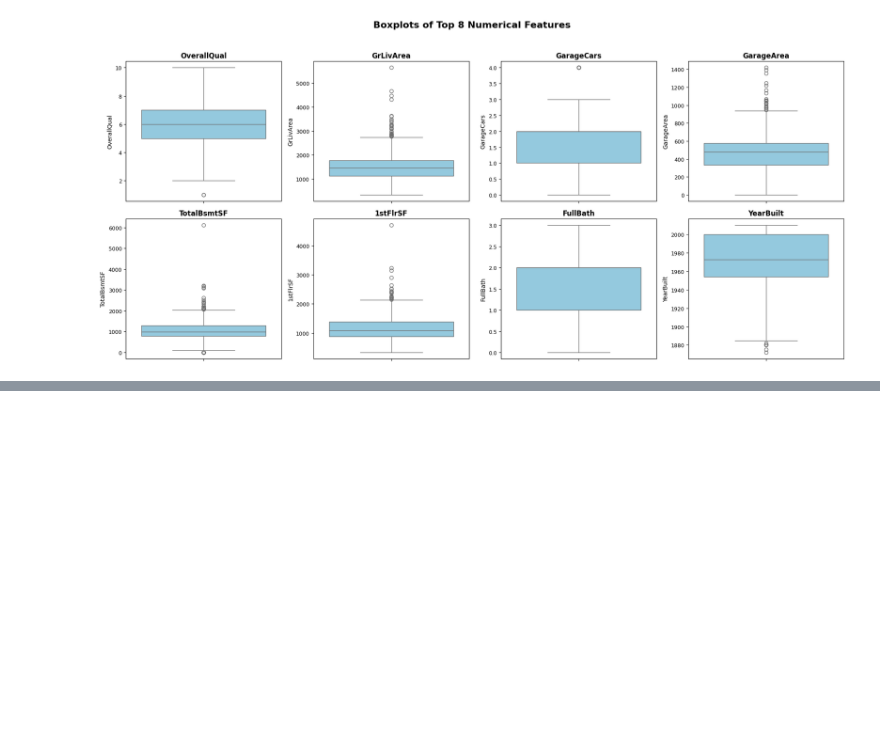
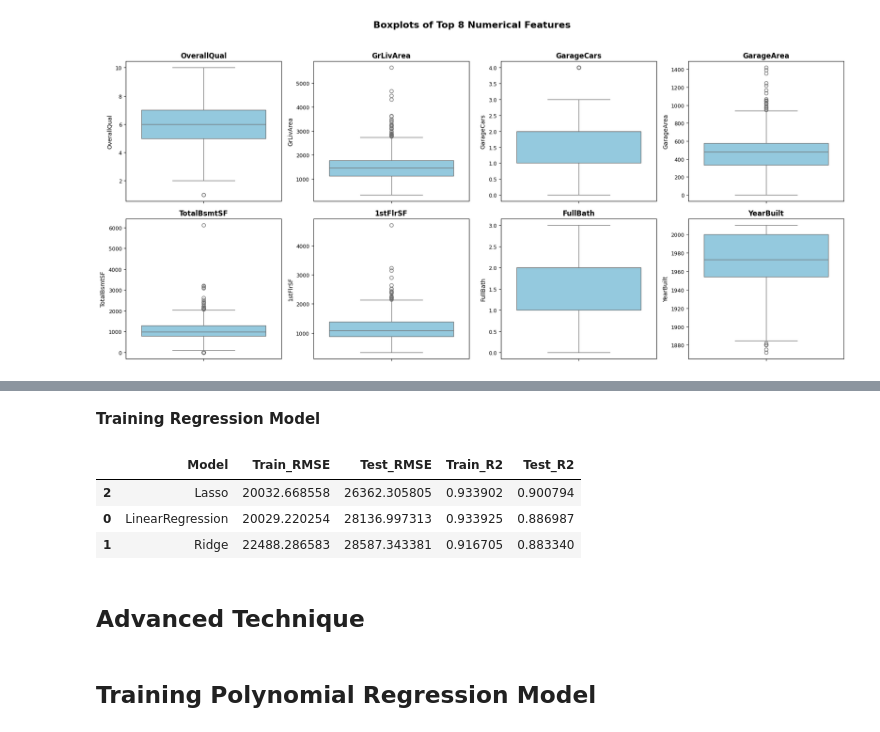
Before and after one commit to AnhDuybugde/House_price_regression, a Jupyter notebook: notebooks/main.ipynb, the cells around one changed output, grey strips where cells are left out. Drawn from its saved outputs; the diff is of its cells as text; code cells hidden in the pictures; blank space fills up the shorter version.

```diff
--- a/notebooks/main.ipynb
+++ b/notebooks/main.ipynb
@@ -130,0 +266,64 @@ house_df = house_df.drop([
+# %% [markdown]
+**Training Regression Model**
+# %%
+from sklearn.linear_model import LinearRegression, Ridge, Lasso
+from sklearn.metrics import mean_squared_error, r2_score
+import numpy as np
+import pandas as pd
+
+# Tạo danh sách model
+models = {
+    "LinearRegression": LinearRegression(),
+    "Ridge": Ridge(),
+    "Lasso": Lasso()
+}
+
+# Khởi tạo list lưu kết quả
+train_rmse_results = []
+test_rmse_results = []
+train_r2_results = []
+test_r2_results = []
+model_names = []
+
+# Huấn luyện và tính metric
+for name, model in models.items():
+    regressor = model.fit(X_train, y_train)
+
+    # Dự đoán
+    y_train_pred = regressor.predict(X_train)
+    y_test_pred = regressor.predict(X_test)
+
+    # Tính RMSE
+    train_rmse = np.sqrt(mean_squared_error(y_train, y_train_pred))
+    test_rmse = np.sqrt(mean_squared_error(y_test, y_test_pred))
+
+    # Tính R²
+    train_r2 = r2_score(y_train, y_train_pred)
+    test_r2 = r2_score(y_test, y_test_pred)
+
+    # Lưu kết quả
+    model_names.append(name)
+    train_rmse_results.append(train_rmse)
+    test_rmse_results.append(test_rmse)
+    train_r2_results.append(train_r2)
+    test_r2_results.append(test_r2)
+
+# Tạo DataFrame tổng hợp
+df_results = pd.DataFrame({
+    "Model": model_names,
+    "Train_RMSE": train_rmse_results,
+    "Test_RMSE": test_rmse_results,
+    "Train_R2": train_r2_results,
+    "Test_R2": test_r2_results
+}).sort_values(by="Test_R2", ascending=False)
+
+df_results
+# %% [output]
+|  | Model | Train_RMSE | Test_RMSE | Train_R2 | Test_R2 |
+| 2 | Lasso | 20032.668558 | 26362.305805 | 0.933902 | 0.900794 |
+| 0 | LinearRegression | 20029.220254 | 28136.997313 | 0.933925 | 0.886987 |
+| 1 | Ridge | 22488.286583 | 28587.343381 | 0.916705 | 0.883340 |
+# %% [markdown]
+## **Advanced Technique**
+# %% [markdown]
+## Training Polynomial Regression Model
```
Also changed, not shown: parts of 30 cells of this notebook, 8 other files.
